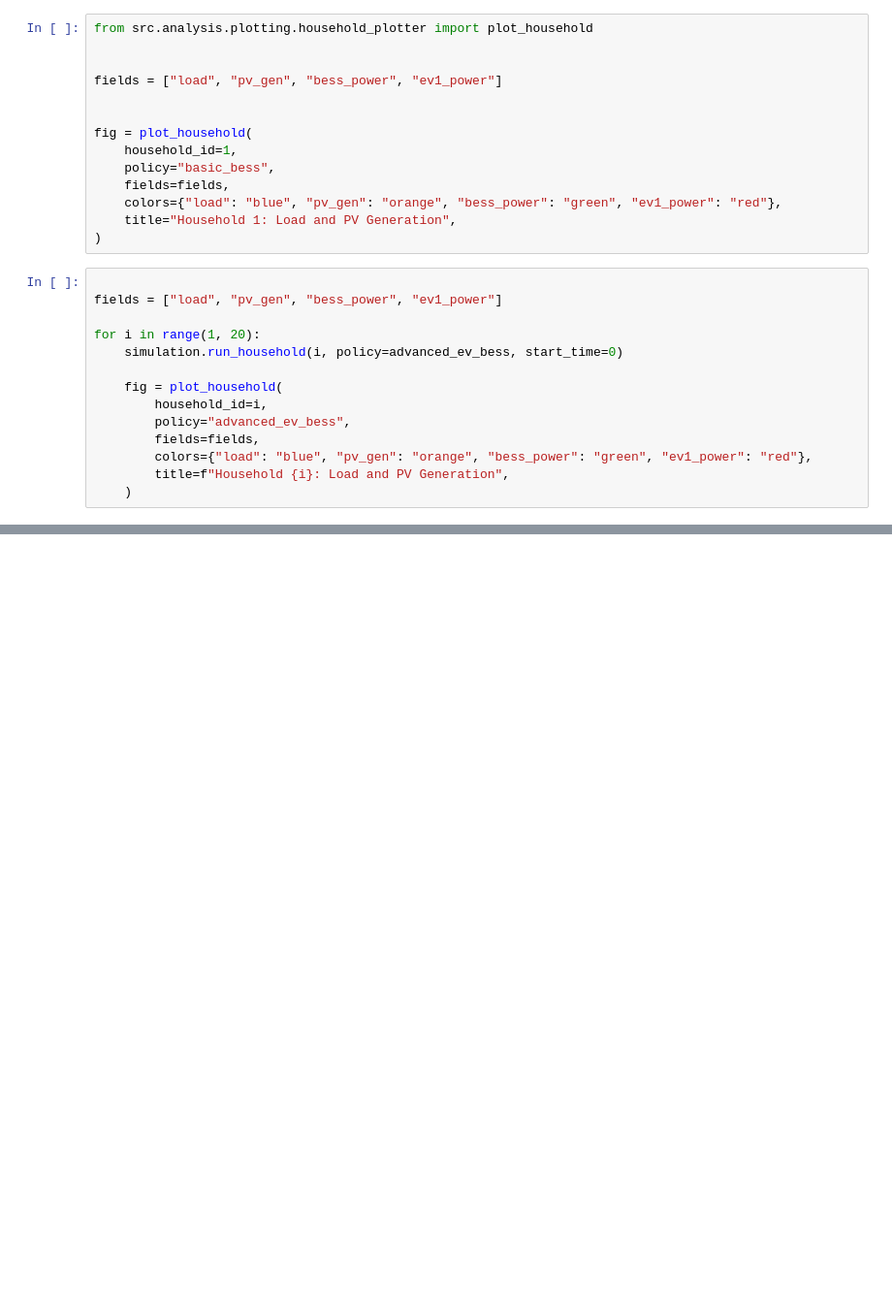
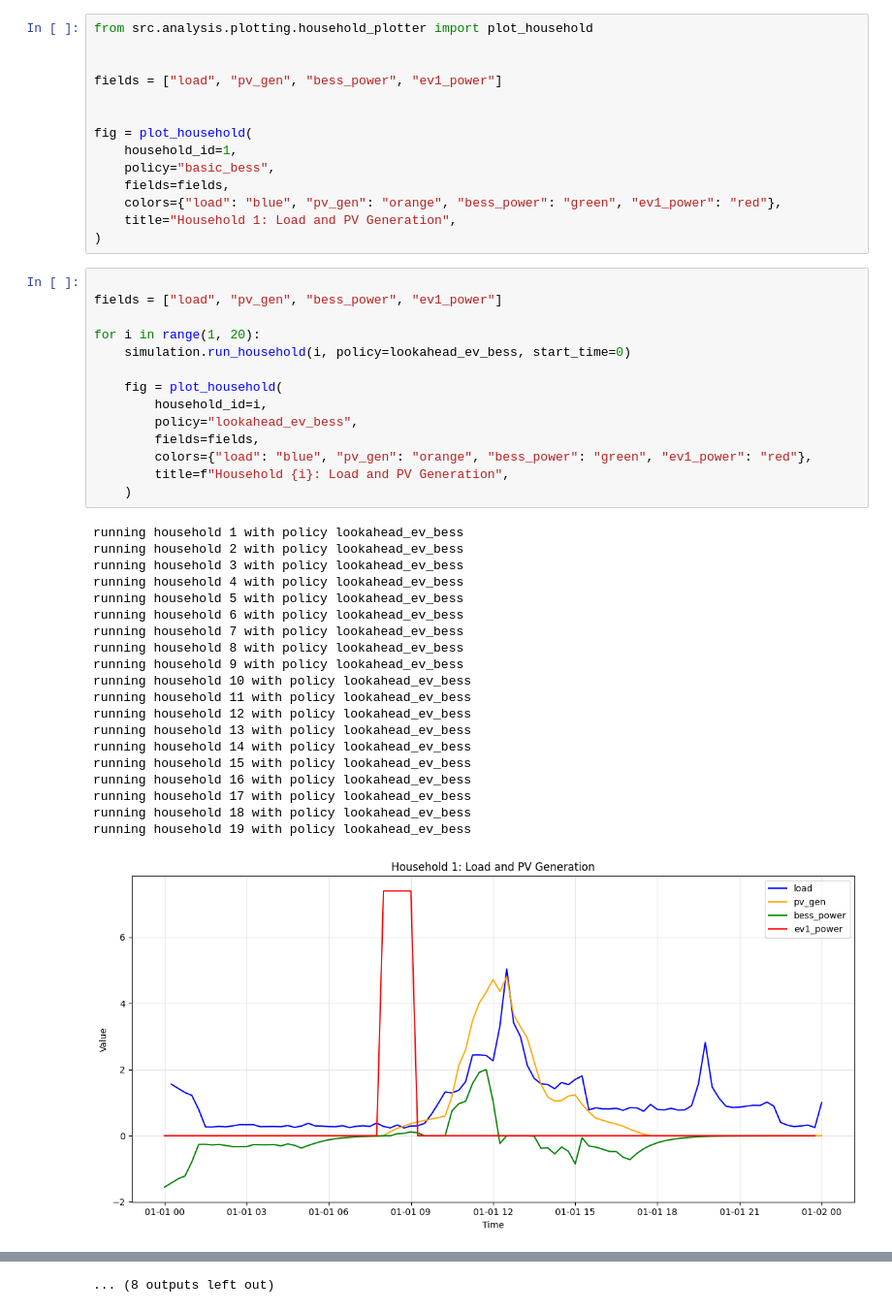
Before and after one commit to m-freud/Project-Household-Energy-Optimization, a Jupyter notebook: src/analysis/plot_households.ipynb, the cells around one changed output, grey strips where cells are left out. Shown at 97% size. Drawn from its saved outputs; the diff is of its cells as text; blank space fills up the shorter version.

Commit message:
nb output

```diff
--- a/src/analysis/plot_households.ipynb
+++ b/src/analysis/plot_households.ipynb
@@ -46,14 +49,35 @@ fig = plot_household(
 # %%
 
 fields = ["load", "pv_gen", "bess_power", "ev1_power"]
 
 for i in range(1, 20):
-    simulation.run_household(i, policy=advanced_ev_bess, start_time=0)
+    simulation.run_household(i, policy=lookahead_ev_bess, start_time=0)
 
     fig = plot_household(
         household_id=i,
-        policy="advanced_ev_bess",
+        policy="lookahead_ev_bess",
         fields=fields,
         colors={"load": "blue", "pv_gen": "orange", "bess_power": "green", "ev1_power": "red"},
         title=f"Household {i}: Load and PV Generation",
     )
+# %% [output]
+running household 1 with policy lookahead_ev_bess
+running household 2 with policy lookahead_ev_bess
+running household 3 with policy lookahead_ev_bess
+running household 4 with policy lookahead_ev_bess
+running household 5 with policy lookahead_ev_bess
+running household 6 with policy lookahead_ev_bess
+running household 7 with policy lookahead_ev_bess
+running household 8 with policy lookahead_ev_bess
+running household 9 with policy lookahead_ev_bess
+running household 10 with policy lookahead_ev_bess
+running household 11 with policy lookahead_ev_bess
+running household 12 with policy lookahead_ev_bess
+running household 13 with policy lookahead_ev_bess
+running household 14 with policy lookahead_ev_bess
+running household 15 with policy lookahead_ev_bess
+running household 16 with policy lookahead_ev_bess
+running household 17 with policy lookahead_ev_bess
+running household 18 with policy lookahead_ev_bess
+running household 19 with policy lookahead_ev_bess
+[figure, added]
@@ -59,0 +94 @@ for i in range(1, 20):
+... (8 outputs left out)
```
Also changed, not shown: parts of 2 cells of this notebook.
